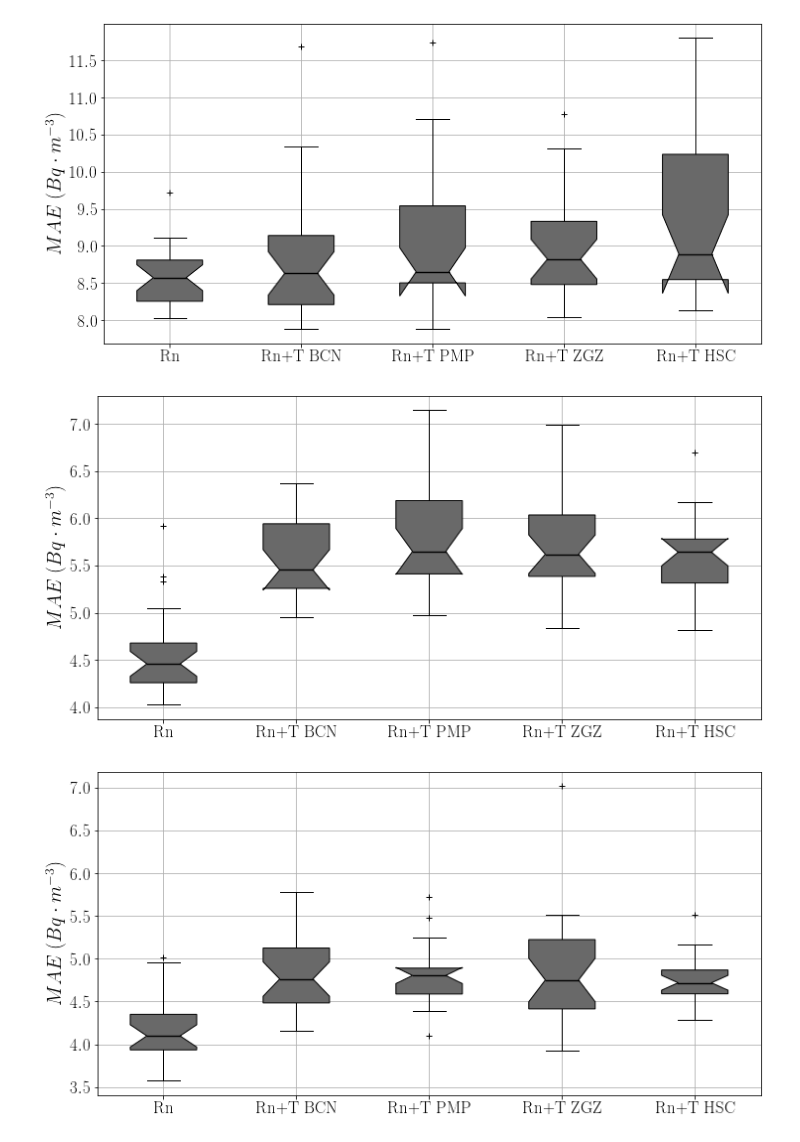
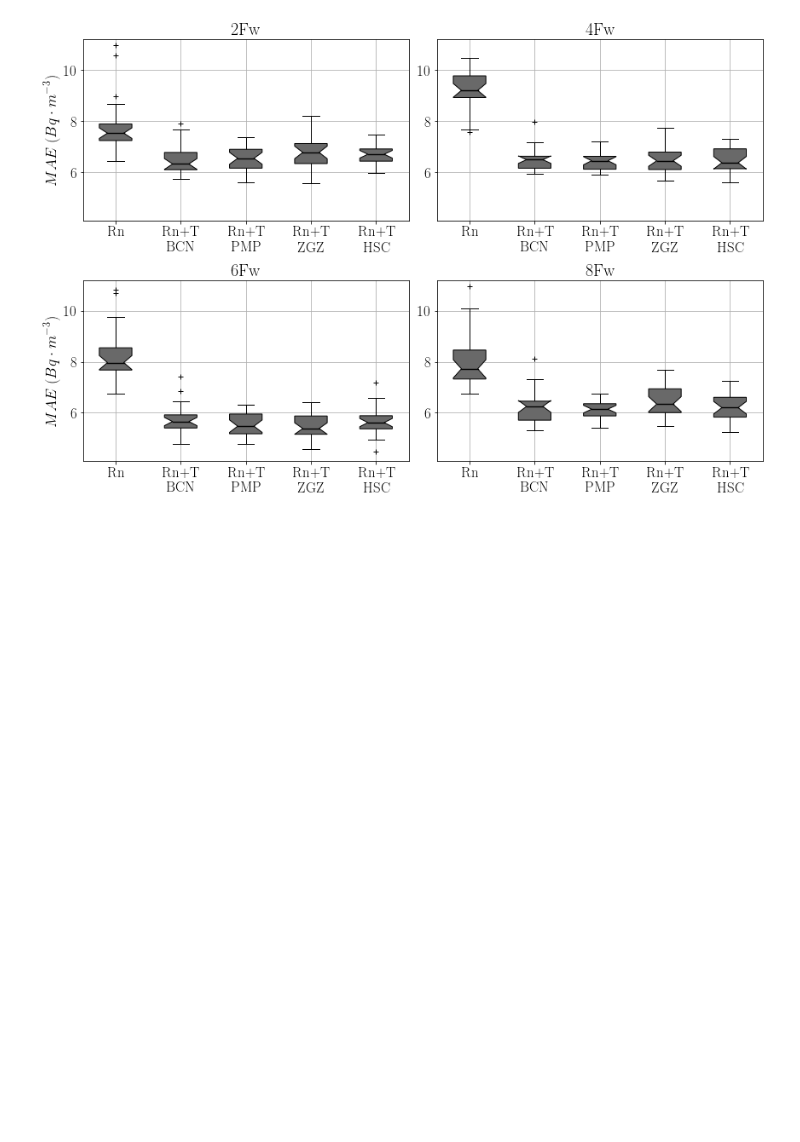
Before and after one commit to TsspGit/Rn_Time_Series, a Jupyter notebook: AEMET/Codes_Daily/Boxplots/BoxplotTogether.ipynb, the cells around one changed output. Drawn from its saved outputs; the diff is of its cells as text; code cells hidden in the pictures; blank space fills up the shorter version.

Commit message:
New ANN Boxplots ylims

```diff
--- a/AEMET/Codes_Daily/Boxplots/BoxplotTogether.ipynb
+++ b/AEMET/Codes_Daily/Boxplots/BoxplotTogether.ipynb
@@ -1,47 +1,48 @@
 # %%
 __author__ = '@Tssp'
 import numpy as np
 import matplotlib.pyplot as plt
 import pandas as pd
 plt.rc('text',usetex=True)
 plt.rc('font',family='serif')
 plt.rcParams['xtick.labelsize']=17
 plt.rcParams['ytick.labelsize']=17
 plt.rcParams['axes.labelsize']=20
 plt.rcParams['axes.titlesize']=20
 
 # Loading:
 ##########
 CsvPath = '~/CIEMAT/Rn_Time_Series/AEMET/logs/'
 l = []
-for i in range(1, 10):
+for i in range(2, 10, 2):
     try:
-        l.append(pd.read_csv(CsvPath + f'ErrorsLSTM{i}Fw.csv'))
+        l.append(pd.read_csv(CsvPath + f'ErrorsANN{i}Fw.csv'))
     except:
         continue
-
-lbl = ['Rn', 'Rn+T BCN', 'Rn+T PMP', 'Rn+T ZGZ', 'Rn+T HSC']
-# 1Fw:
-######
-
-def MAE_Boxplot(datalistnFw, n, label):
-    # datalistnFw: List with the DF of the nFw cases
-    # n: number of forward values
-    # label: names
-    XnFw = [ datalistnFw[n-1]['Rn'], datalistnFw[n-1]['BCN'], datalistnFw[n-1]['PMP'], datalistnFw[n-1]['ZGZ'], datalistnFw[n-1]['HSC']]
-    fig, ax = plt.subplots(nrows=1, ncols=1, figsize=(12, 6))
-    bplot = ax.boxplot(XnFw, sym='+', labels=label, notch=True, patch_artist=True,
+lbl = ['Rn', 'Rn+T\n BCN', 'Rn+T\n PMP', 'Rn+T\n ZGZ', 'Rn+T\n HSC']
+fig = plt.figure(figsize=(12, 8))
+for n in range(len(l)):
+        ax = plt.subplot(2, 2, n+1)
+        xaxis = ax.get_xaxis()
+        XnFw = [ l[n-1]['Rn'], l[n-1]['BCN'], l[n-1]['PMP'], l[n-1]['ZGZ'], l[n-1]['HSC']]
+        bplot = ax.boxplot(XnFw, sym='+', labels=lbl, notch=True, patch_artist=True,
                        medianprops=dict(linestyle='-', linewidth=1.4, color='k'))
-    plt.grid()
-    plt.ylabel('$MAE\ (Bq \cdot m^{-3})$')
-    colors = ['dimgray']*5
-    for patch, color in zip(bplot['boxes'], colors):
-        patch.set_facecolor(color)
-    fig.savefig(f'../../Figures/Boxplots/LSTM/LSTM_MAE_Boxplot_wcolor_{n}Fw_v3.eps', dpi=300)
-
-for nFw in range(1,9):
-    MAE_Boxplot(l, nFw, lbl)
+        plt.grid()
+        colors = ['dimgray']*5
+        for patch, color in zip(bplot['boxes'], colors):
+            patch.set_facecolor(color)
+        plt.tight_layout()
+        ax.set_title(f'{n*2 + 2}Fw')
+        ax.set_ylim([4.1, 11.2])
+        if n == 0:
+            ax.set_ylabel('$MAE\ (Bq \cdot m^{-3})$', fontsize=18)
+        if n == 1:
+            ax.set_ylabel('')
+            ax.set_xlabel('')
+        elif n == 2:
+            ax.set_ylabel('$MAE\ (Bq \cdot m^{-3})$', fontsize=18)
+        elif n == 3:
+            ax.set_ylabel('')
+fig.savefig(f'../../Figures/Boxplots/ANN/ANN_MAE_Boxplot_wcolor_AllFw_v3.eps', dpi=300)
 # %% [output]
-[figure, old version]
+[figure, new version]
-[figure, removed]
-[figure, removed]
```
Also changed, not shown: parts of 2 cells of this notebook, 3 other files.
